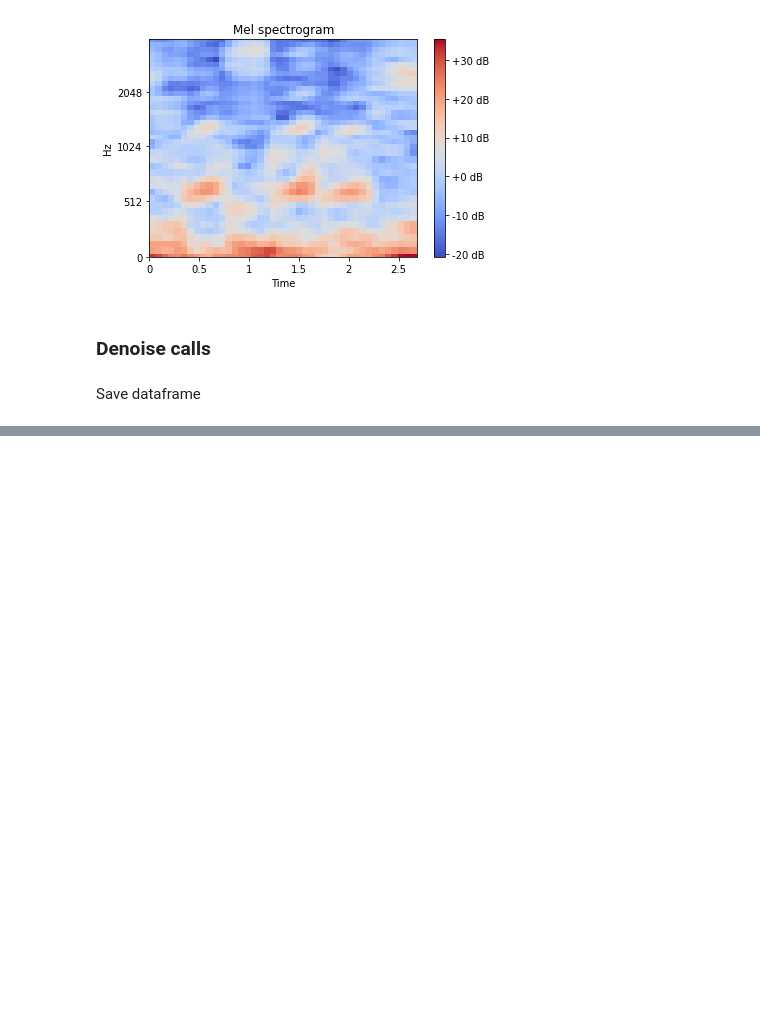
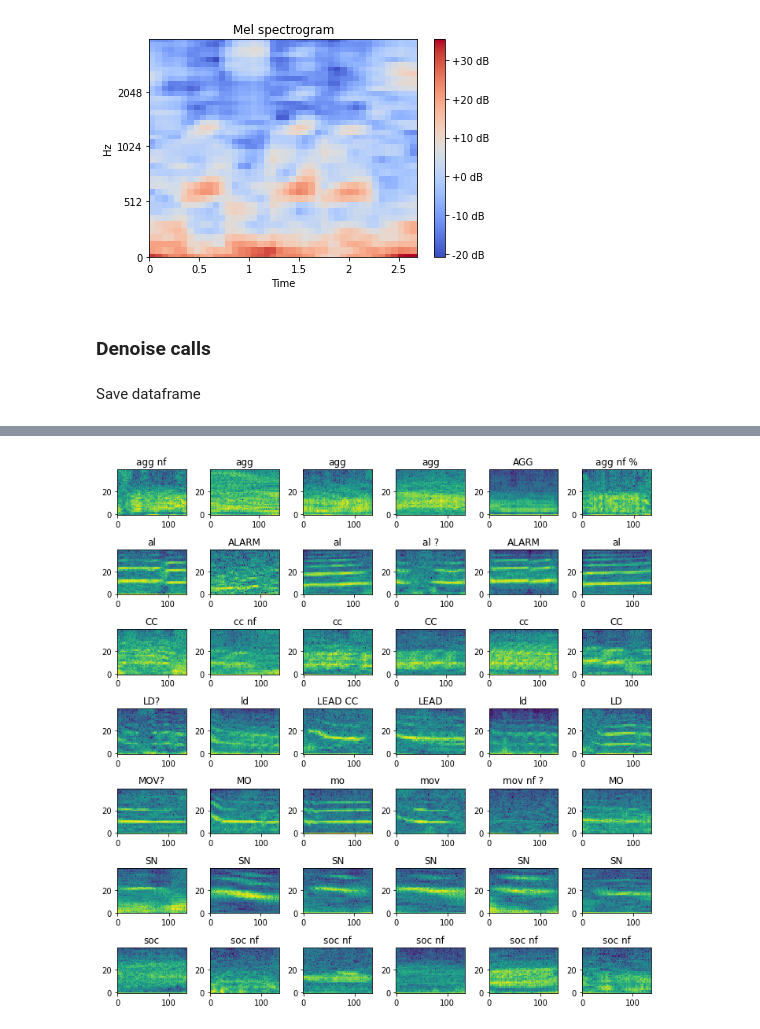
Before and after one commit to marathomas/meerkat, a Jupyter notebook: 01_meerkat_audio_to_df.ipynb, the cells around one changed output, grey strips where cells are left out. Cells and saved outputs as stored; diff of their text form; code cells hidden in the pictures; blank space fills up the shorter version.

```diff
--- a/01_meerkat_audio_to_df.ipynb
+++ b/01_meerkat_audio_to_df.ipynb
@@ -225,8 +224,8 @@ def prep_labels(csv_loc, wav_loc, fileID):
   name_col = [col for col in labels.columns if 'Name' in col]
   if(len(name_col)==1):
     name_col = name_col[0]
-    call = ["n" if any(s in i for s in IRRELEVANT_LABELS) else "y" for i in list(labels[name_col])]
-    labels['call_yn'] = call
+    #call = ["n" if any(s in i for s in IRRELEVANT_LABELS) else "y" for i in list(labels[name_col])]
+    #labels['call_yn'] = call
   else:
     print("Cannot find label name column")
 
@@ -265,7 +264,8 @@ def get_audio(wav_loc, start_s, duration_s):
     data, rate = librosa.load(wav_loc, offset=start_s, duration=duration_s, sr=None)
 
   if np.issubdtype(type(data[0]), np.integer):
-    data = int16_to_float32(data)
+    data = data.astype('float32') # hope this will work
+    #data = int16_to_float32(data) # this was the original version but must have deleted this function!?
   return data
 
 
@@ -893,0 +932,23 @@ df.to_pickle(PROJECT_PATH+'df_denoised')
+# %%
+calltype = calltypes[0]
+df_sub = df[df['call_lable']==calltype]
+example = df_sub.sample(n=6)
+specs=example.denoised_stretched_spectrograms.values
+
+fig = plt.figure(figsize=(10,10))
+k=1
+for i,calltype in enumerate(calltypes):
+  df_sub = df[df['call_lable']==calltype]
+  example = df_sub.sample(n=6)
+  specs=example.denoised_stretched_spectrograms.values
+  labelnames = example.Name.values
+  for j,spec in enumerate(specs):
+      plt.subplot(7, 6, k)
+      plt.imshow(spec, interpolation='nearest', origin='lower', aspect='auto')
+      title = labelnames[j]
+      plt.title(title)
+      k+=1
+plt.tight_layout()
+plt.savefig(FIGURES+'examples_of_all_1.jpg')
+# %% [output]
+[figure, added]
```
Also changed, not shown: parts of 8 cells of this notebook.
